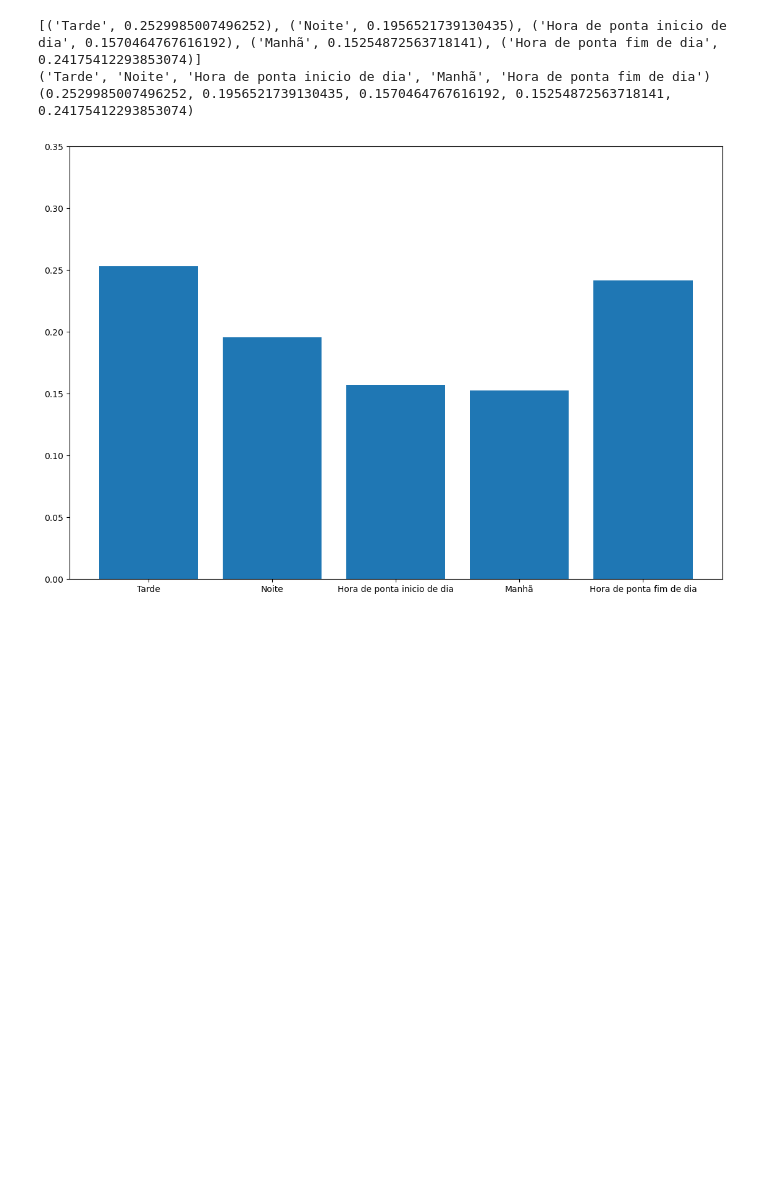
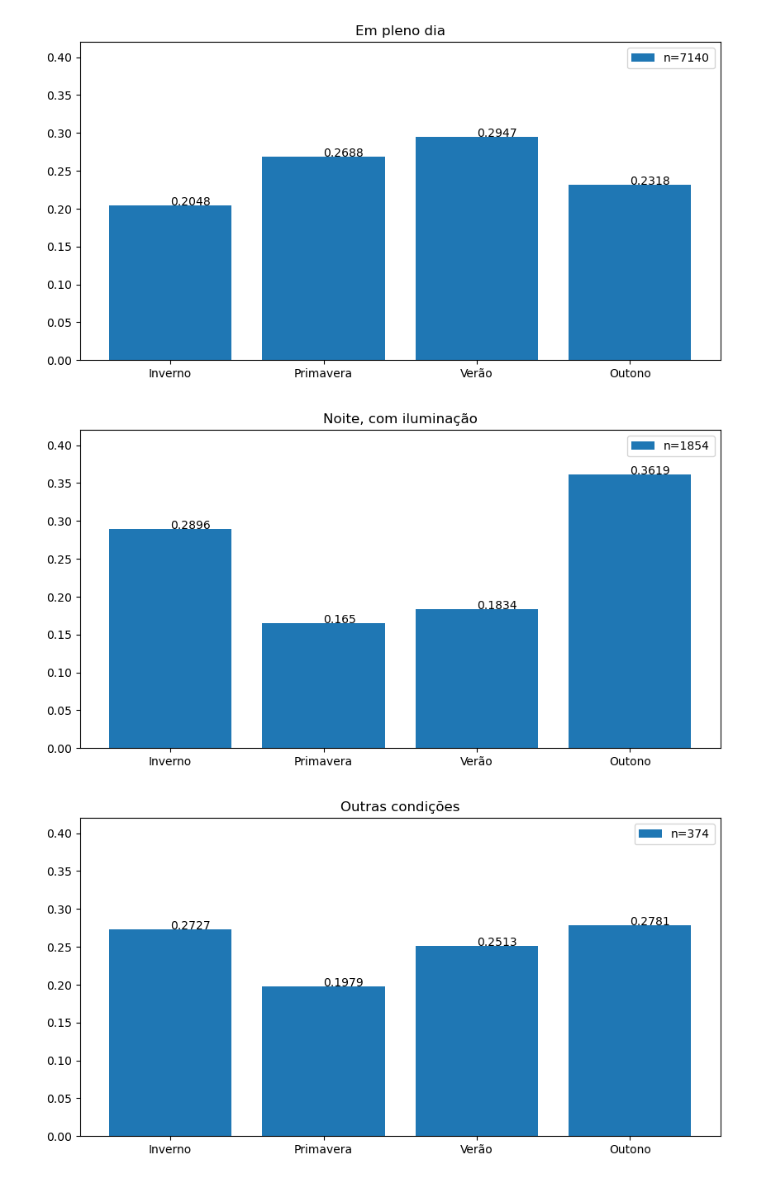
Before and after one commit to dfmce-iscte/ProjetoIAA, a Jupyter notebook: projeto_cosme.ipynb, the cells around one changed output. Cells and saved outputs as stored; diff of their text form; code cells hidden in the pictures; blank space fills up the shorter version.

```diff
--- a/projeto_cosme.ipynb
+++ b/projeto_cosme.ipynb
@@ -94,7 +94,7 @@ def mostrar_distribuicao_temporal():
 # %%
 features_para_remover = ["Id. Acidente","Dia","Entidades Fiscalizadoras","Latitude GPS",
                          "Longitude GPS","Freguesia","Pov. Proxima","Nome arruamento","Km"]
-filename = "sample_features_removidas.xlsx"
+filename = "transformado_10000_sample.xlsx"
 df = open_sheet(filename)
 
 
@@ -534,7 +528,6 @@ df1.to_excel('teste.xlsx')
-# %%
-seasonal_estacao(df1,'Hora')
-# %% [output]
-[('Tarde', 0.2529985007496252), ('Noite', 0.1956521739130435), ('Hora de ponta inicio de dia', 0.1570464767616192), ('Manhã', 0.15254872563718141), ('Hora de ponta fim de dia', 0.24175412293853074)]
-('Tarde', 'Noite', 'Hora de ponta inicio de dia', 'Manhã', 'Hora de ponta fim de dia')
-(0.2529985007496252, 0.1956521739130435, 0.1570464767616192, 0.15254872563718141, 0.24175412293853074)
-[figure, removed]
+# %%
+seasonal(df,'Luminosidade')
+# %% [output]
+[figure, added]
+[figure, added]
+[figure, added]
```
Also changed, not shown: parts of 4 cells of this notebook, 3 other files.
